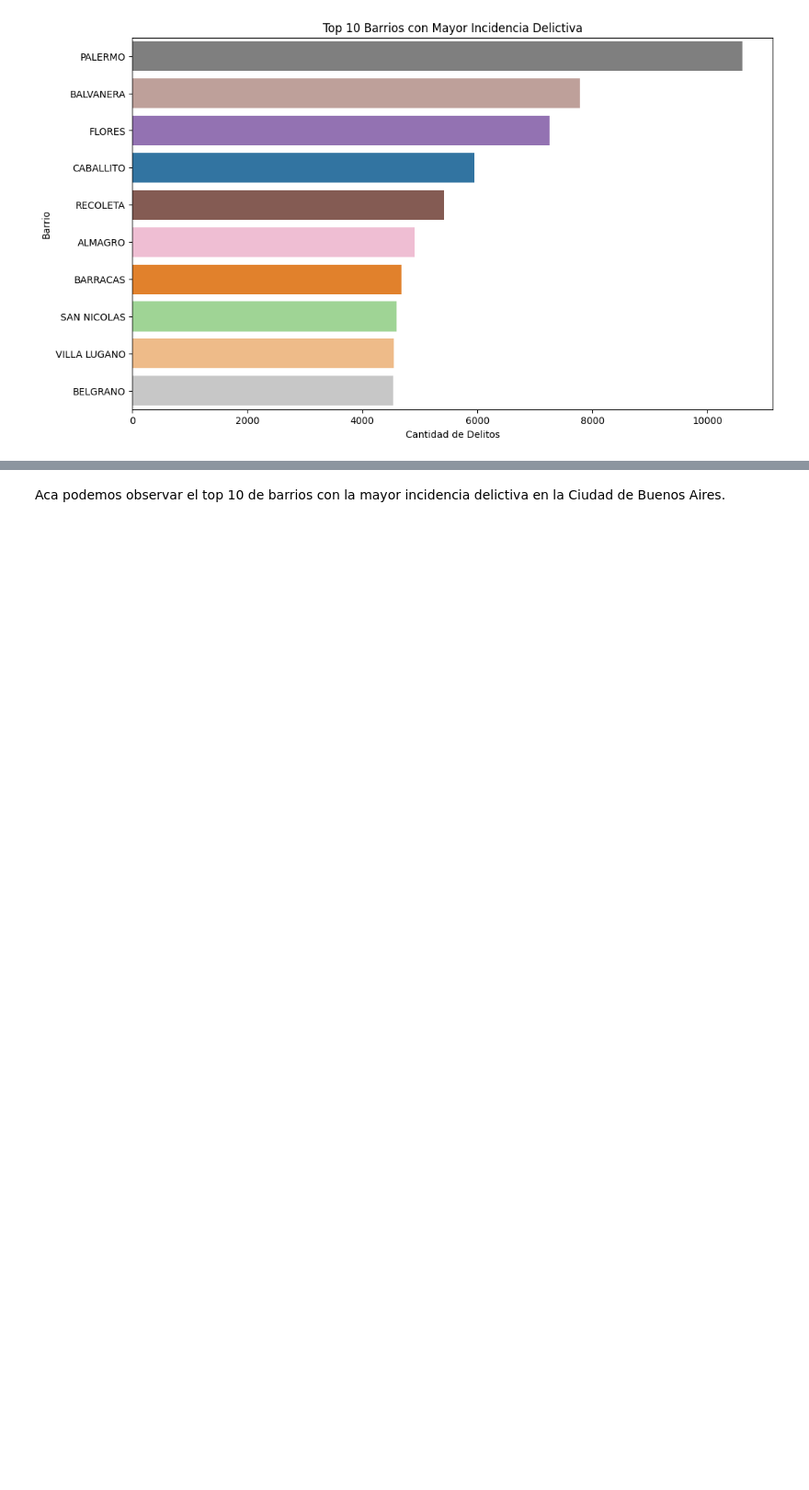
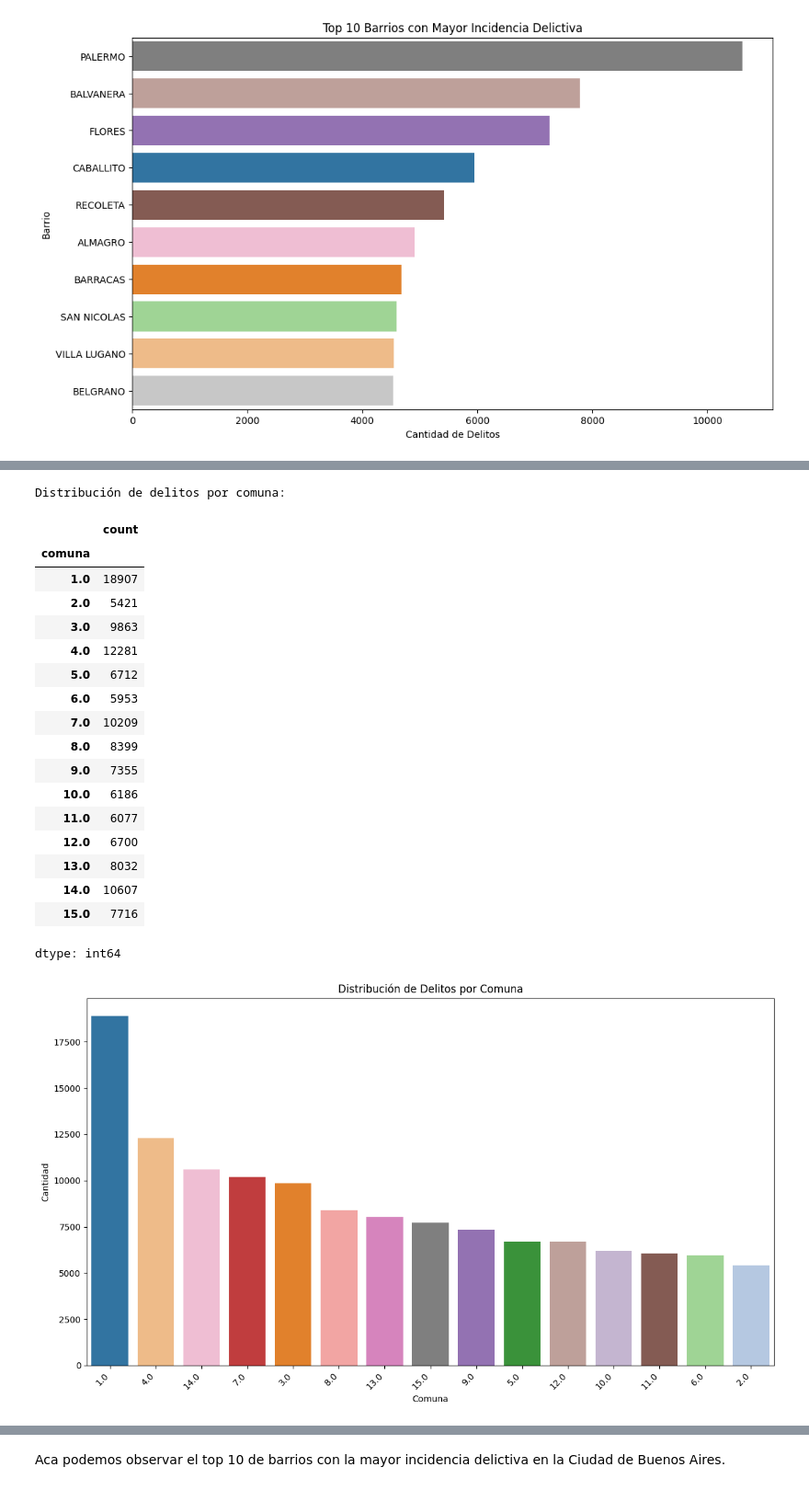
Before and after one commit to ChronosXV/Ingenieria_Software, a Jupyter notebook: Proyecto/UGR_Ing_de_Software_Grupo_2_TP.ipynb, the cells around one changed output, grey strips where cells are left out. Shown: that part at 92% size. Drawn from its saved outputs; the diff is of its cells as text; code cells hidden in the pictures; blank space fills up the shorter version.

```diff
--- a/Proyecto/UGR_Ing_de_Software_Grupo_2_TP.ipynb
+++ b/Proyecto/UGR_Ing_de_Software_Grupo_2_TP.ipynb
@@ -371,0 +469,34 @@ dtype: int64
+# %%
+# Distribución de delitos por comuna
+print("\nDistribución de delitos por comuna:")
+display(df_delitos['comuna'].value_counts().sort_index())
+
+plt.figure(figsize=(12, 7))
+sns.countplot(x='comuna', data=df_delitos, order=df_delitos['comuna'].value_counts().index, hue='comuna', palette='tab20', legend=False)
+plt.title('Distribución de Delitos por Comuna')
+plt.xlabel('Comuna')
+plt.ylabel('Cantidad')
+plt.xticks(rotation=45, ha='right')
+plt.tight_layout()
+plt.show()
+# %% [output]
+Distribución de delitos por comuna:
+|  | count |
+| comuna |  |
+| 1.0 | 18907 |
+| 2.0 | 5421 |
+| 3.0 | 9863 |
+| 4.0 | 12281 |
+| 5.0 | 6712 |
+| 6.0 | 5953 |
+| 7.0 | 10209 |
+| 8.0 | 8399 |
+| 9.0 | 7355 |
+| 10.0 | 6186 |
+| 11.0 | 6077 |
+| 12.0 | 6700 |
+| 13.0 | 8032 |
+| 14.0 | 10607 |
+| 15.0 | 7716 |
+dtype: int64
+[figure, added]
```
Also changed, not shown: parts of 68 cells of this notebook.
